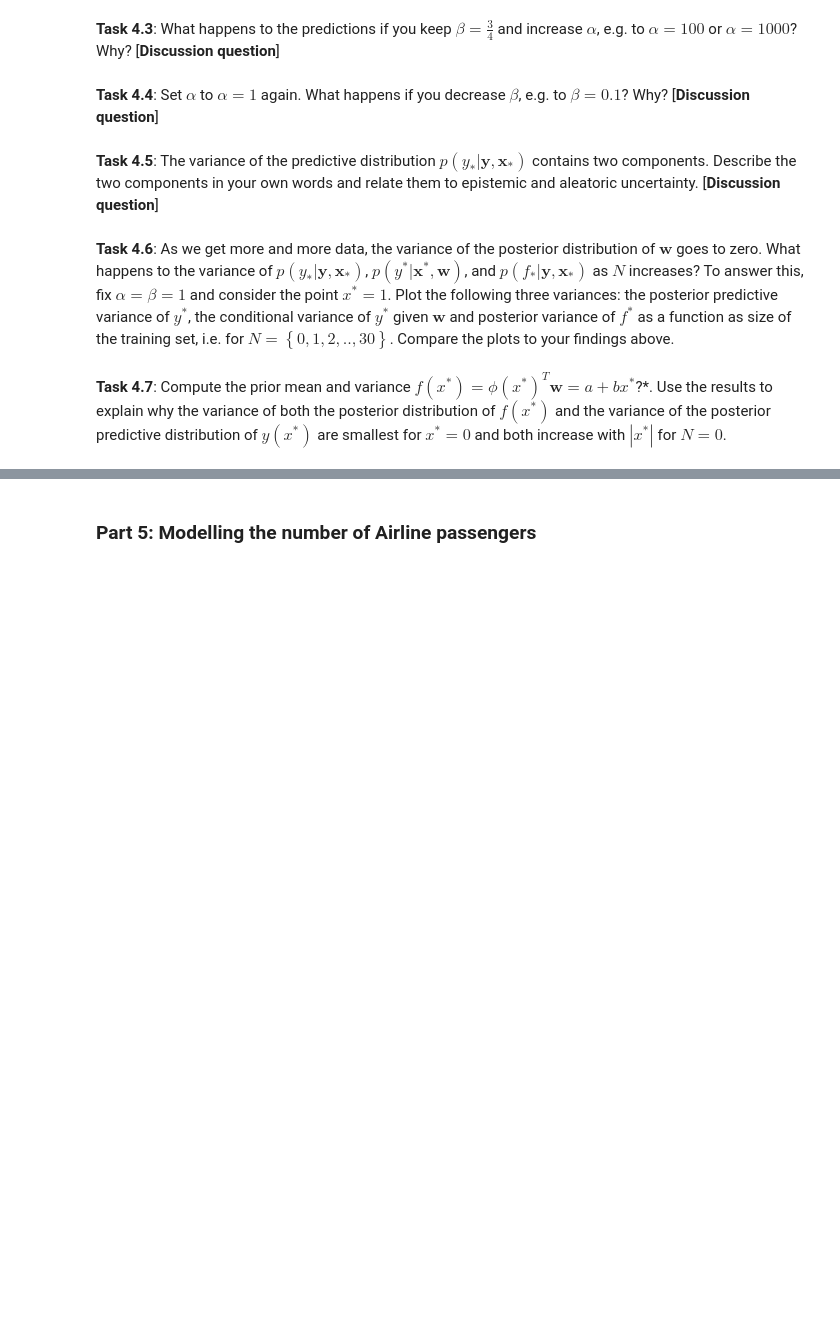
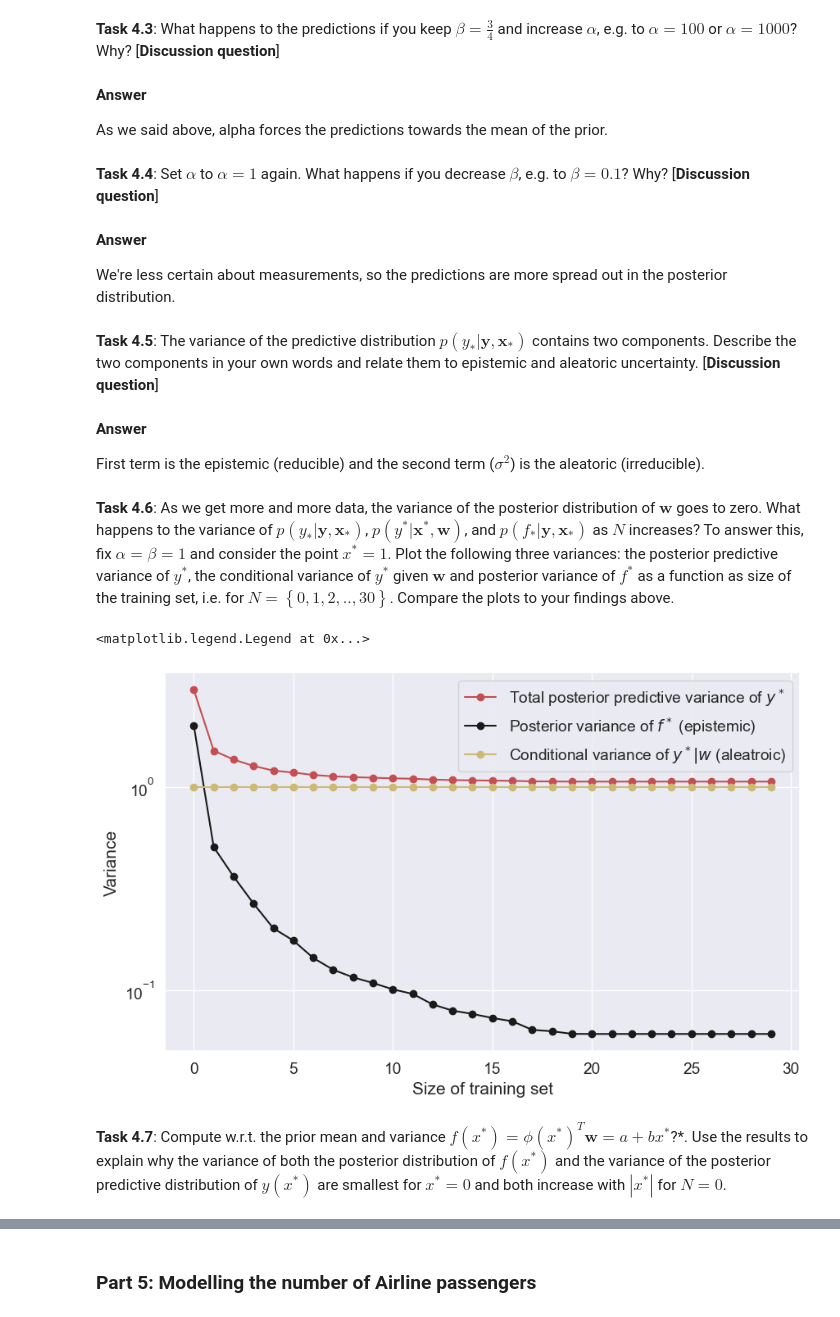
Before and after one commit to tzikos/Bayesian-ML-coursework, a Jupyter notebook: Week3/ex3_handout.ipynb, the cells around one changed output, grey strips where cells are left out. Drawn from its saved outputs; the diff is of its cells as text; code cells hidden in the pictures; blank space fills up the shorter version.

```diff
--- a/Week3/ex3_handout.ipynb
+++ b/Week3/ex3_handout.ipynb
@@ -454,10 +719,22 @@ In the figure above, the first column shows the data as well as the predictive d
 # %% [markdown]
 **Task 4.3**: What happens to the predictions if you keep $\beta = \frac{3}{4}$ and increase $\alpha$, e.g. to $\alpha = 100$ or $\alpha = 1000$? Why? [**Discussion question**]
+# %% [markdown]
+**Answer**
+
+As we said above, alpha forces the predictions towards the mean of the prior.
 # %% [markdown]
 
 **Task 4.4**: Set $\alpha$ to $\alpha = 1$ again. What happens if you decrease $\beta$, e.g. to $\beta = 0.1$? Why? [**Discussion question**]
+# %% [markdown]
+**Answer**
+
+We're less certain about measurements, so the predictions are more spread out in the posterior distribution.
 # %% [markdown]
 
 **Task 4.5**: The variance of the predictive distribution $p(y_*|\mathbf{y}, \mathbf{x}_*)$ contains two components. Describe the two components in your own words and relate them to epistemic and aleatoric uncertainty. [**Discussion question**]
+# %% [markdown]
+**Answer**
+
+First term is the epistemic (reducible) and the second term ($\sigma ^2$) is the aleatoric (irreducible).
 # %% [markdown]
 **Task 4.6**: As we get more and more data, the variance of the posterior distribution of $\mathbf{w}$ goes to zero. What happens to the variance of $p(y_*|\mathbf{y}, \mathbf{x}_*)$, $p(y^*|\mathbf{x}^*, \mathbf{w})$, and $p(f_*|\mathbf{y}, \mathbf{x}_*)$ as $N$ increases? To answer this, fix $\alpha = \beta = 1$ and consider the point $x^* = 1$. Plot the following three variances: the posterior predictive variance of $y^*$, the conditional variance of $y^*$ given $\mathbf{w}$ and posterior variance of $f^*$ as a function as size of the training set, i.e. for $N = \left\lbrace 0, 1, 2, .., 30 \right\rbrace$. Compare the plots to your findings above.
@@ -475,2 +741,43 @@ Ns = jnp.arange(30)
+# %%
+alpha, beta = 1, 1
+xstar = 1
+Ns = jnp.arange(30)
+
+#########################################################
+# Insert your solution here
+#########################################################
+
+post_pred_var = []
+conditional_var = []
+post_var = []
+for idx_n, n in enumerate(Ns):
+
+    # compute posterior of regression weights
+    model = BayesianLinearRegression(Phi_train[:n, :], ytrain[:n, :], alpha, beta)
+
+    # computer posterior function values for f and y
+    mu_f, var_f = model.predict_f(design_matrix(jnp.array([xstar])))
+    mu_y, var_y = model.predict_y(design_matrix(jnp.array([xstar])))
+
+    # save
+    post_pred_var.append(var_y)
+    conditional_var.append(1/beta)
+    post_var.append(var_f)
+
+# plot
+fig, ax = plt.subplots(1, 1, figsize=(10 ,6))
+ax.plot(Ns, post_pred_var, 'ro-', label='Total posterior predictive variance of $y^*$')
+ax.plot(Ns, post_var, 'ko-', label='Posterior variance of $f^*$ (epistemic)')
+ax.plot(Ns, conditional_var, 'yo-', label='Conditional variance of $y^*|w$ (aleatroic)')
+ax.set(ylabel='Variance',xlabel='Size of training set')
+ax.set_yscale('log')
+ax.legend()
+
+#################################################3
+# End of solution
+#################################################3
+# %% [output]
+<matplotlib.legend.Legend at 0x...>
+[figure, added]
 # %% [markdown]
-**Task 4.7**: Compute the prior mean and variance $f(x^*) = \phi(x^*)^T \bm{w} = a + b x^*$?*. Use the results to explain why the variance of both the posterior distribution of $f(x^*)$ and the variance of the posterior predictive distribution of $y(x^*)$ are smallest for $x^* = 0$ and both increase with $|x^*|$ for $N = 0$.
+**Task 4.7**: Compute w.r.t. the prior mean and variance $f(x^*) = \phi(x^*)^T \bm{w} = a + b x^*$?*. Use the results to explain why the variance of both the posterior distribution of $f(x^*)$ and the variance of the posterior predictive distribution of $y(x^*)$ are smallest for $x^* = 0$ and both increase with $|x^*|$ for $N = 0$.
```
Also changed, not shown: parts of 32 cells of this notebook.
